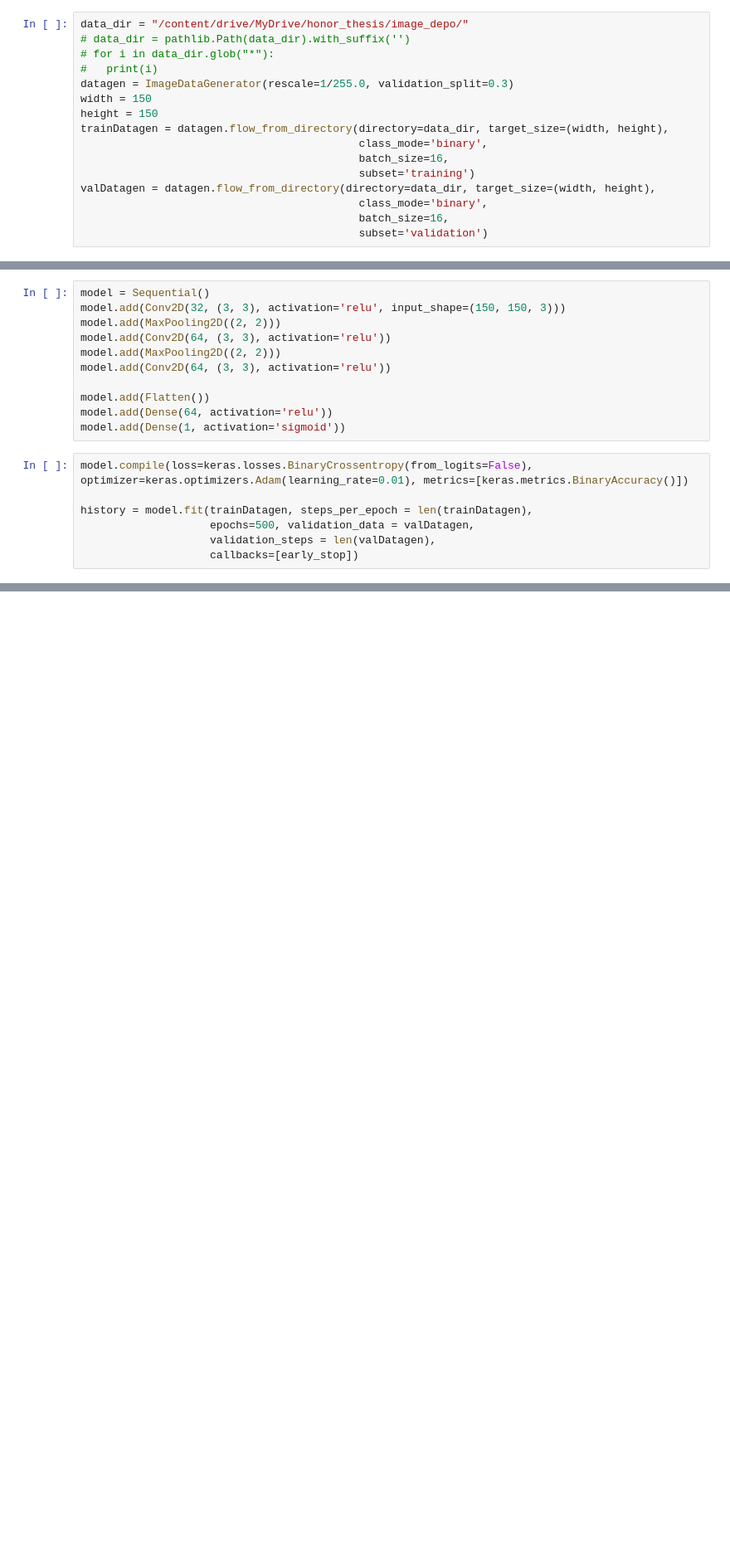
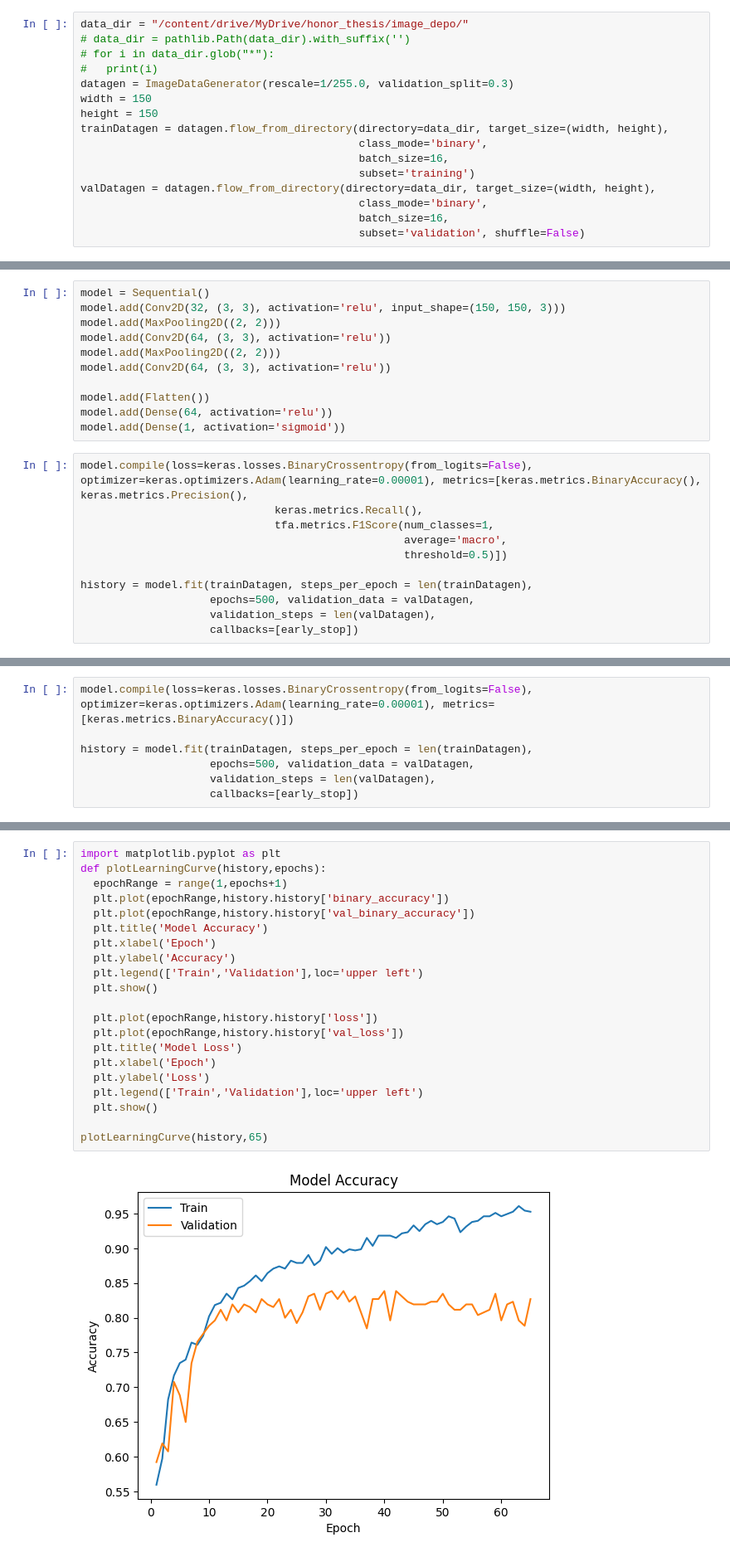
Before and after one commit to LordHandLee/HonCSC499_detect_falls_soccer, a Jupyter notebook: CNN_base_fallen.ipynb, the cells around one changed output, grey strips where cells are left out. Shown at 83% size. Drawn from its saved outputs; the diff is of its cells as text; blank space fills up the shorter version.

```diff
--- a/CNN_base_fallen.ipynb
+++ b/CNN_base_fallen.ipynb
@@ -42,7 +53,7 @@ trainDatagen = datagen.flow_from_directory(directory=data_dir, target_size=(widt
 valDatagen = datagen.flow_from_directory(directory=data_dir, target_size=(width, height),
                                            class_mode='binary',
                                            batch_size=16,
-                                           subset='validation')
+                                           subset='validation', shuffle=False)
 # %% [output]
 Found 611 images belonging to 2 classes.
 Found 260 images belonging to 2 classes.
@@ -60,7 +71,11 @@ model.add(Flatten())
 model.add(Dense(64, activation='relu'))
 model.add(Dense(1, activation='sigmoid'))
 # %%
-model.compile(loss=keras.losses.BinaryCrossentropy(from_logits=False), optimizer=keras.optimizers.Adam(learning_rate=0.01), metrics=[keras.metrics.BinaryAccuracy()])
+model.compile(loss=keras.losses.BinaryCrossentropy(from_logits=False), optimizer=keras.optimizers.Adam(learning_rate=0.00001), metrics=[keras.metrics.BinaryAccuracy(), keras.metrics.Precision(),
+                              keras.metrics.Recall(),
+                              tfa.metrics.F1Score(num_classes=1,
+                                                  average='macro',
+                                                  threshold=0.5)])
 
 history = model.fit(trainDatagen, steps_per_epoch = len(trainDatagen),
                     epochs=500, validation_data = valDatagen,
@@ -104,3 +119,10 @@ Total params: 4791425 (18.28 MB)
 Trainable params: 4791425 (18.28 MB)
 Non-trainable params: 0 (0.00 Byte)
 _________________________________________________________________
+# %%
+model.compile(loss=keras.losses.BinaryCrossentropy(from_logits=False), optimizer=keras.optimizers.Adam(learning_rate=0.00001), metrics=[keras.metrics.BinaryAccuracy()])
+
+history = model.fit(trainDatagen, steps_per_epoch = len(trainDatagen),
+                    epochs=500, validation_data = valDatagen,
+                    validation_steps = len(valDatagen),
+                    callbacks=[early_stop])
@@ -106,0 +147,23 @@ _________________________________________________________________
+# %%
+import matplotlib.pyplot as plt
+def plotLearningCurve(history,epochs):
+  epochRange = range(1,epochs+1)
+  plt.plot(epochRange,history.history['binary_accuracy'])
+  plt.plot(epochRange,history.history['val_binary_accuracy'])
+  plt.title('Model Accuracy')
+  plt.xlabel('Epoch')
+  plt.ylabel('Accuracy')
+  plt.legend(['Train','Validation'],loc='upper left')
+  plt.show()
+
+  plt.plot(epochRange,history.history['loss'])
+  plt.plot(epochRange,history.history['val_loss'])
+  plt.title('Model Loss')
+  plt.xlabel('Epoch')
+  plt.ylabel('Loss')
+  plt.legend(['Train','Validation'],loc='upper left')
+  plt.show()
+
+plotLearningCurve(history,65)
+# %% [output]
+[figure, added]
```
Also changed, not shown: parts of 7 cells of this notebook.
